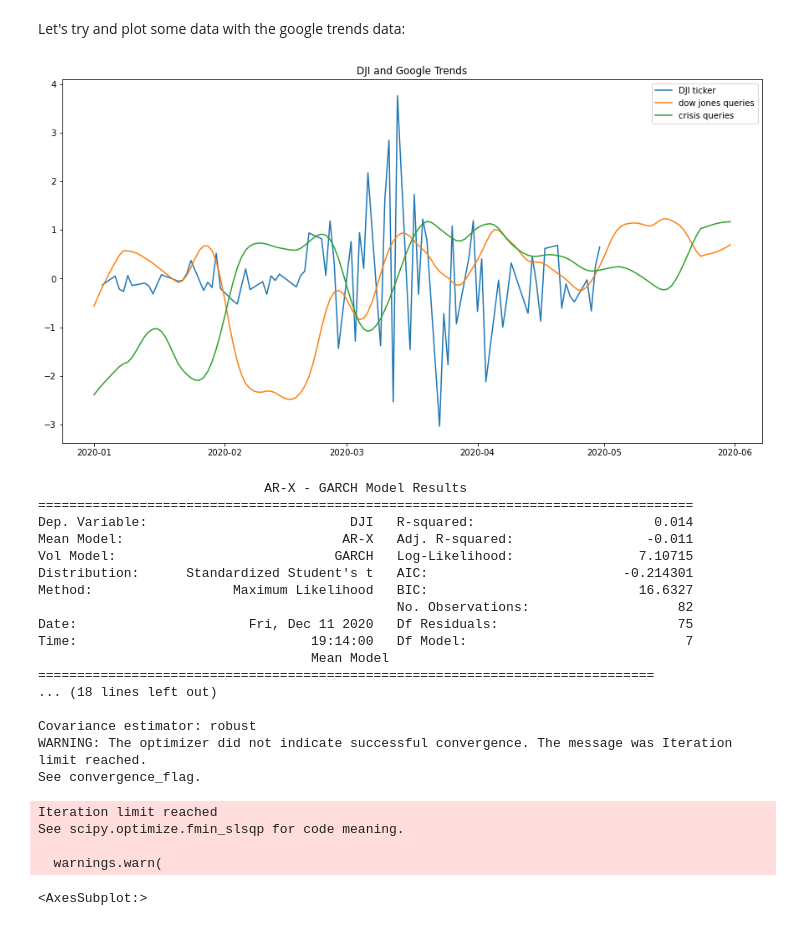
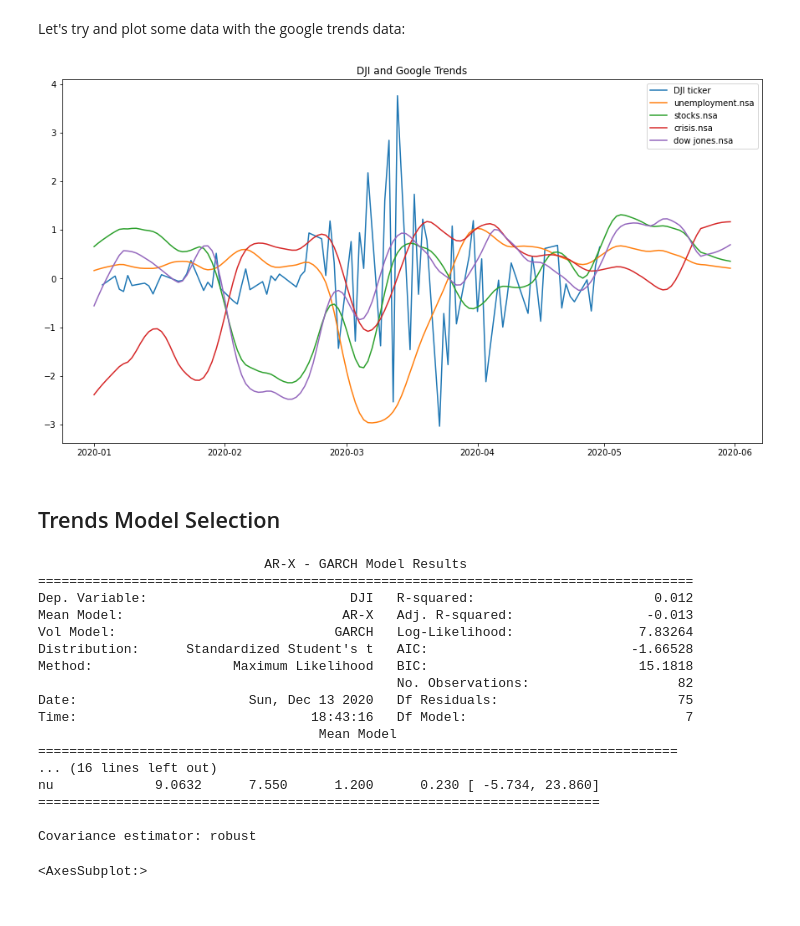
Before and after one commit to epfl-ada/ada-2020-project-milestone-p3-p3_adanas, a Jupyter notebook: creative_extension.ipynb, the cells around one changed output. Cells and saved outputs as stored; diff of their text form; code cells hidden in the pictures.

```diff
--- a/creative_extension.ipynb
+++ b/creative_extension.ipynb
@@ -277,3 +283,11 @@ g_trends_daily
 | 2020-05-30 | 41 | 49 | 74 | 16 |
 | 2020-05-31 | 69 | 45 | 78 | 9 |
 152 rows × 4 columns
+# %%
+from statsmodels.tsa.seasonal import STL
+
+# Creating non-seasonal time series for the Google queries (it actually improves the convergence of optimizer when fitting the model)
+for keyword in keywords:
+    g_trends_daily[keyword+'.nsa'] = g_trends_daily[keyword] - STL(g_trends_daily[keyword]).fit().seasonal
+
+g_trends_daily
@@ -280,17 +309,14 @@ g_trends_daily
 # %%
+# Visualizing the non seasonal Google queries
 fig, axs = plt.subplots(2,figsize=(15,10))
 
-i=0
-
 for ind, keyword in enumerate(keywords):
-    i=i+1
-    if i % 2 == 0:
-        g_trends_daily[keyword].plot(ax=axs[0], label=keyword)
+    if ind % 2 == 0:
+        g_trends_daily[keyword+'.nsa'].plot(ax=axs[0], label=keyword)
         axs[0].legend(loc='best')
     else:
-        g_trends_daily[keyword].plot(ax=axs[1], label=keyword)
+        g_trends_daily[keyword+'.nsa'].plot(ax=axs[1], label=keyword)
         axs[1].legend(loc='best')
-
 
 fig.suptitle("Volume of queries")
 fig.tight_layout()
@@ -301,47 +327,44 @@ plt.show()
 Let's try and plot some data with the google trends data:
 # %%
 from sklearn.preprocessing import scale
-from statsmodels.tsa.seasonal import STL
 
-trend_dow_jones = STL(g_trends_daily['dow jones']).fit().trend
-trend_crisis    = STL(g_trends_daily['crisis']).fit().trend
-
+# Visualizing queries trend and ticker log returns at the same scale
 fig, ax = plt.subplots(figsize=(15,8))
 
 ax.set_title(ticker + ' and Google Trends')
 ax.plot(returns['Date'], scale(returns[ticker]), label=ticker+' ticker')
-ax.plot(g_trends_daily.index, scale(trend_dow_jones), label='dow jones queries')
-ax.plot(g_trends_daily.index, scale(trend_crisis), label='crisis queries')
+for keyword in keywords:
+    trend = STL(g_trends_daily[keyword]).fit().trend
+    ax.plot(g_trends_daily.index, scale(trend), label=keyword+'.nsa')
 ax.legend(loc='best')
 
 plt.show()
 # %% [output]
-[figure, old version]
+[figure, new version]
+# %% [markdown]
+## Trends Model Selection
 # %%
+# After some testing the most significant are crisis and dow jones queries
 arch_trends_res = arch_model(10*returns[ticker],
-                             mean='ARX', x=g_trends_daily[['dow jones','crisis']].loc[returns['Date']],
+                             mean='ARX', x=g_trends_daily[['dow jones.nsa','crisis.nsa']].loc[returns['Date']],
                              vol='GARCH', p=1, o=0, q=1, dist='StudentsT').fit(disp='off')
 print(arch_trends_res.summary())
 # %% [output]
                              AR-X - GARCH Model Results
 ====================================================================================
-Dep. Variable:                          DJI   R-squared:                       0.014
-Mean Model:                            AR-X   Adj. R-squared:                 -0.011
-Vol Model:                            GARCH   Log-Likelihood:                7.10715
-Distribution:      Standardized Student's t   AIC:                         -0.214301
-Method:                  Maximum Likelihood   BIC:                           16.6327
+Dep. Variable:                          DJI   R-squared:                       0.012
+Mean Model:                            AR-X   Adj. R-squared:                 -0.013
+Vol Model:                            GARCH   Log-Likelihood:                7.83264
+Distribution:      Standardized Student's t   AIC:                          -1.66528
+Method:                  Maximum Likelihood   BIC:                           15.1818
                                               No. Observations:                   82
-Date:                      Fri, Dec 11 2020   Df Residuals:                       75
-Time:                              19:14:00   Df Model:                            7
-                                   Mean Model
-===============================================================================
-... (18 lines left out)
+Date:                      Sun, Dec 13 2020   Df Residuals:                       75
+Time:                              18:43:16   Df Model:                            7
+                                    Mean Model
+==================================================================================
+... (16 lines left out)
+nu             9.0632      7.550      1.200      0.230 [ -5.734, 23.860]
+========================================================================
 
 Covariance estimator: robust
-WARNING: The optimizer did not indicate successful convergence. The message was Iteration limit reached.
-See convergence_flag.
-Iteration limit reached
-See scipy.optimize.fmin_slsqp for code meaning.
-
-  warnings.warn(
 # %%
```
Also changed, not shown: parts of 12 cells of this notebook.
